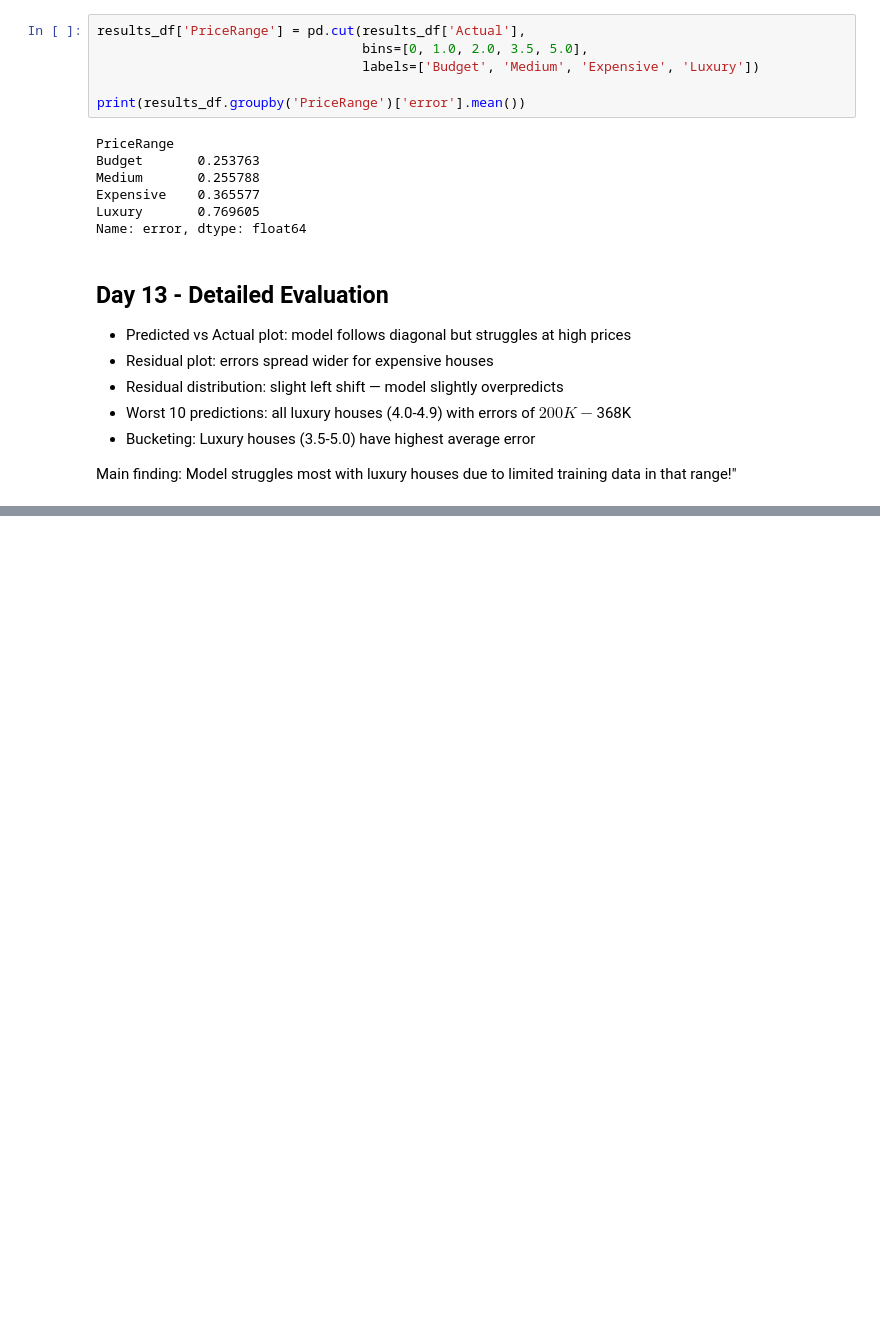
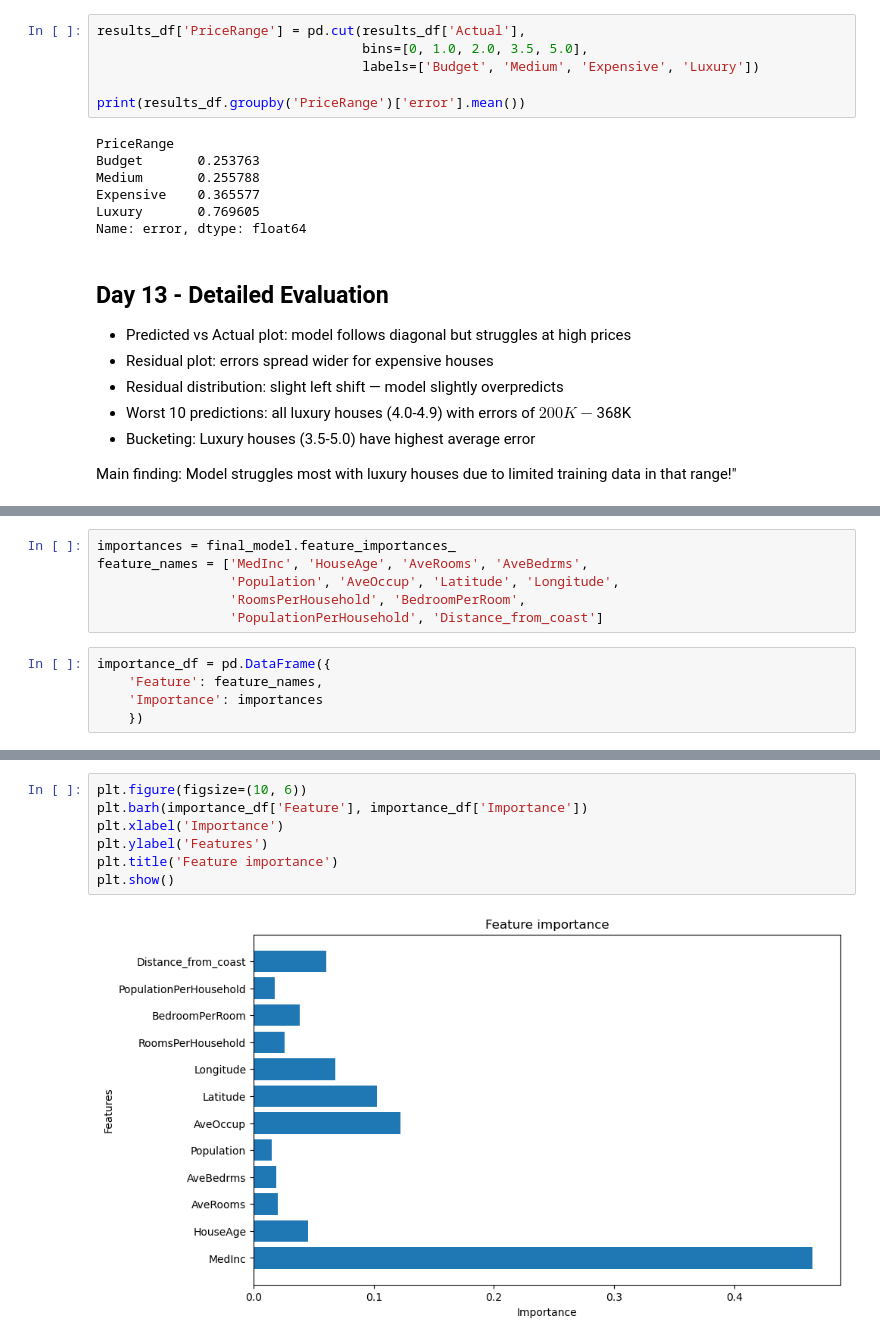
Before and after one commit to Roshan0003goud/california-housing-regression, a Jupyter notebook: notebooks/03_modeling.ipynb, the cells around one changed output, grey strips where cells are left out. Saved outputs shown, nothing was run; the diff lists cells and outputs as text; blank space fills up the shorter version.

Commit message:
Day 14 - Detailed evalution of model

```diff
--- a/notebooks/03_modeling.ipynb
+++ b/notebooks/03_modeling.ipynb
@@ -266,0 +271,11 @@ Main finding: Model struggles most with luxury houses due to limited training da
+# %%
+importances = final_model.feature_importances_
+feature_names = ['MedInc', 'HouseAge', 'AveRooms', 'AveBedrms',
+                 'Population', 'AveOccup', 'Latitude', 'Longitude',
+                 'RoomsPerHousehold', 'BedroomPerRoom',
+                 'PopulationPerHousehold', 'Distance_from_coast']
+# %%
+importance_df = pd.DataFrame({
+    'Feature': feature_names,
+    'Importance': importances
+    })
@@ -266,0 +298,9 @@ Main finding: Model struggles most with luxury houses due to limited training da
+# %%
+plt.figure(figsize=(10, 6))
+plt.barh(importance_df['Feature'], importance_df['Importance'])
+plt.xlabel('Importance')
+plt.ylabel('Features')
+plt.title('Feature importance')
+plt.show()
+# %% [output]
+[figure, added]
```
Also changed, not shown: parts of 7 cells of this notebook.
